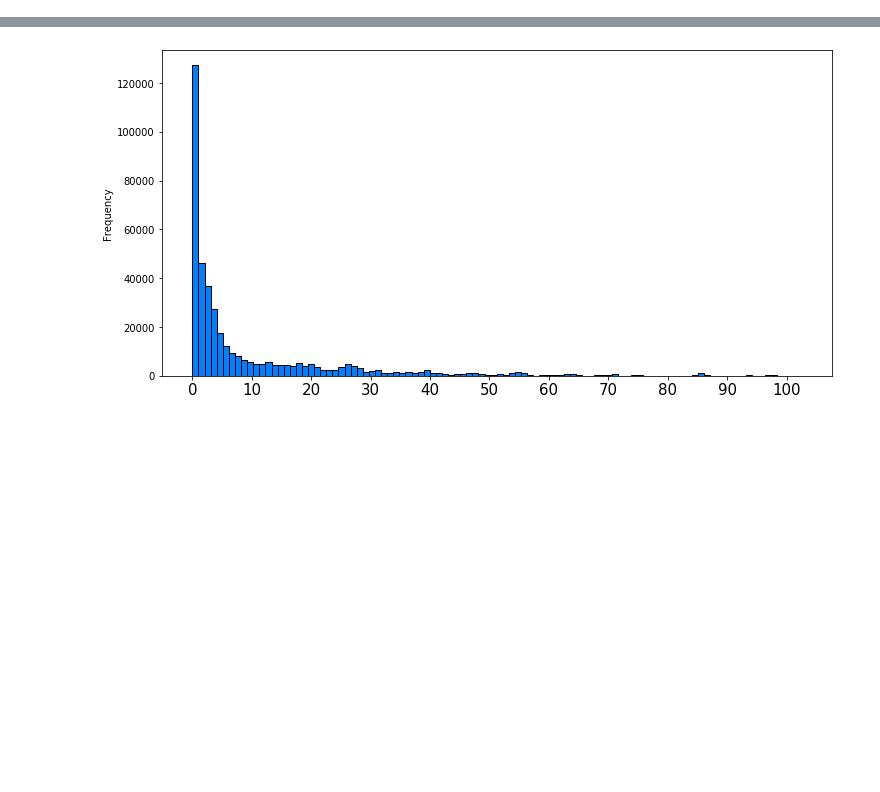
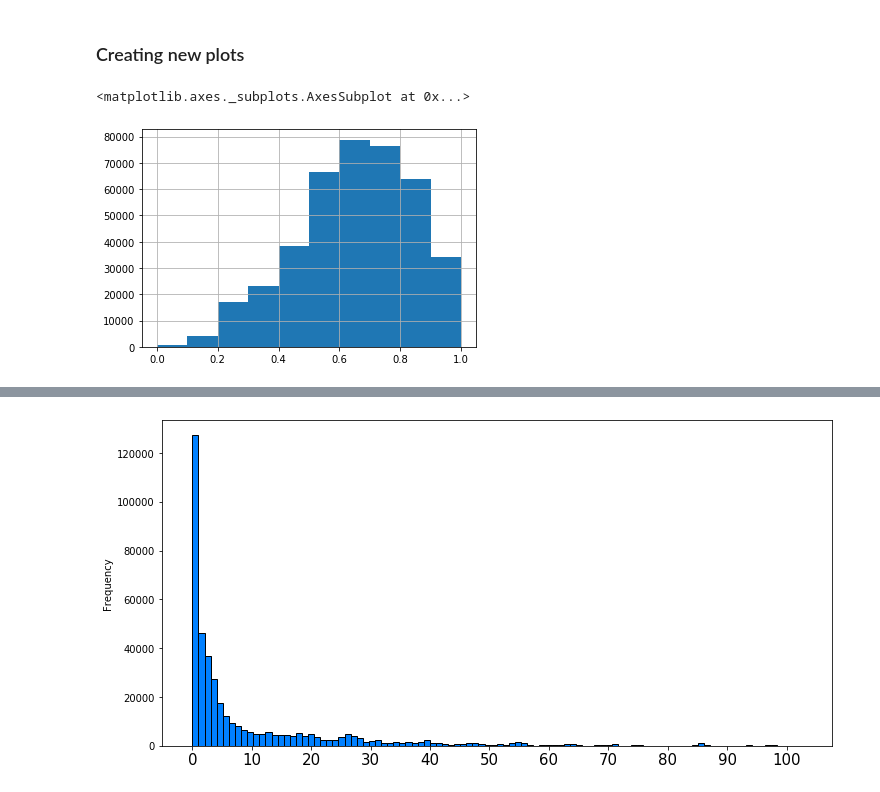
Before and after one commit to Riiid-Team/AI-Learning, a Jupyter notebook: MVP-Davila.ipynb, the cells around one changed output, grey strips where cells are left out. Drawn from its saved outputs; the diff is of its cells as text; code cells hidden in the pictures; blank space fills up the shorter version.

Commit message:
testing new plot ideas

```diff
--- a/MVP-Davila.ipynb
+++ b/MVP-Davila.ipynb
@@ -10,3 +10,12 @@ import numpy as np
 from prepare import prep_riiid
 import scipy.stats as stats
 from sklearn.feature_selection import SelectKBest, f_classif
+# %% [markdown]
+### Creating new plots
+# %%
+ntrain = pd.read_csv('train_with_new_features.csv')
+# %%
+ntrain.mean_content_accuracy.hist()
+# %% [output]
+<matplotlib.axes._subplots.AxesSubplot at 0x...>
+[figure, added]
```
Also changed, not shown: parts of 10 cells of this notebook.
